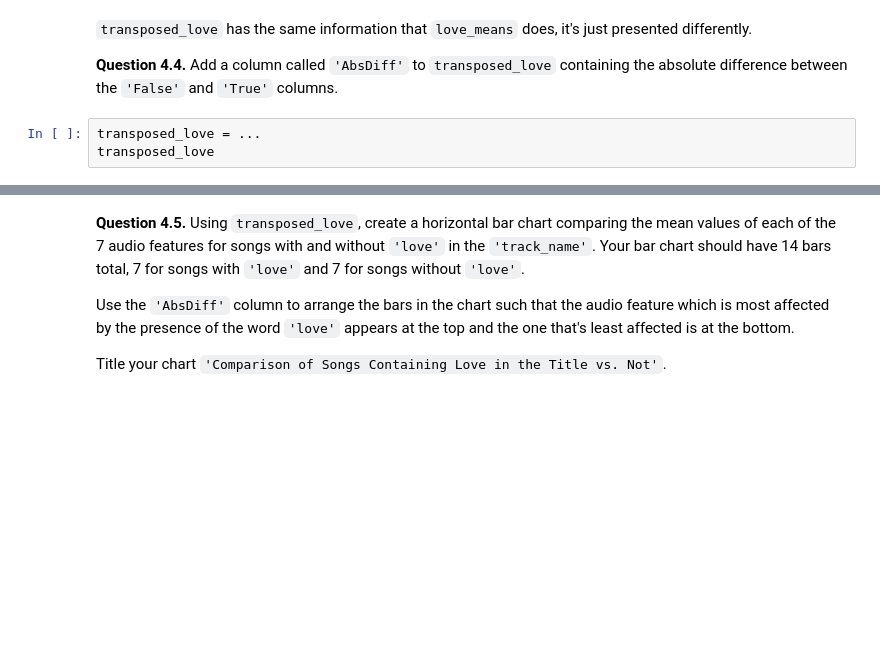
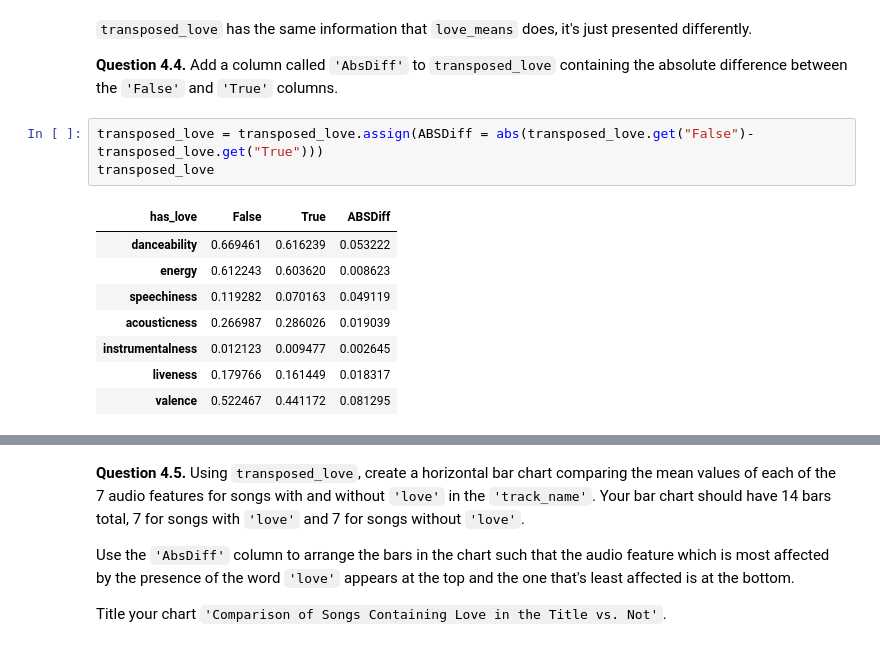
Before and after one commit to MihirYJoshi/midterm_project, a Jupyter notebook: midterm_projectUPTODATE.ipynb, the cells around one changed output, grey strips where cells are left out. Saved outputs shown, nothing was run; the diff lists cells and outputs as text; blank space fills up the shorter version.

```diff
--- a/midterm_projectUPTODATE.ipynb
+++ b/midterm_projectUPTODATE.ipynb
@@ -876,7 +914,16 @@ transposed_love
 
 **Question 4.4.** Add a column called `'AbsDiff'` to `transposed_love` containing the absolute difference between the `'False'` and `'True'` columns.
 # %%
-transposed_love = ...
+transposed_love = transposed_love.assign(ABSDiff = abs(transposed_love.get("False")- transposed_love.get("True")))
 transposed_love
+# %% [output]
+| has_love | False | True | ABSDiff |
+| danceability | 0.669461 | 0.616239 | 0.053222 |
+| energy | 0.612243 | 0.603620 | 0.008623 |
+| speechiness | 0.119282 | 0.070163 | 0.049119 |
+| acousticness | 0.266987 | 0.286026 | 0.019039 |
+| instrumentalness | 0.012123 | 0.009477 | 0.002645 |
+| liveness | 0.179766 | 0.161449 | 0.018317 |
+| valence | 0.522467 | 0.441172 | 0.081295 |
 # %%
 grader.check("q4_4")
```
Also changed, not shown: parts of 9 cells of this notebook, 1 other file.
